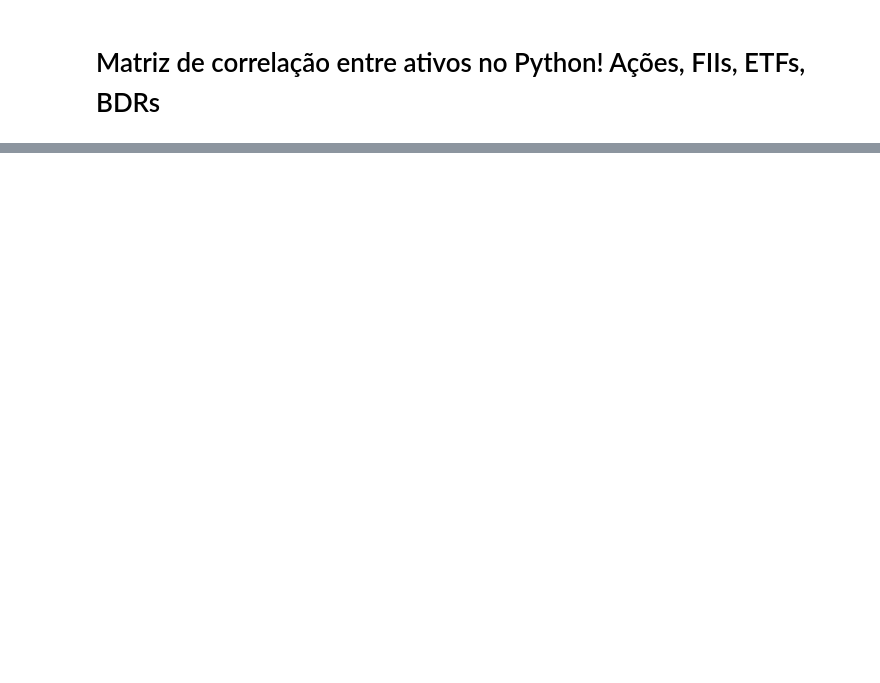
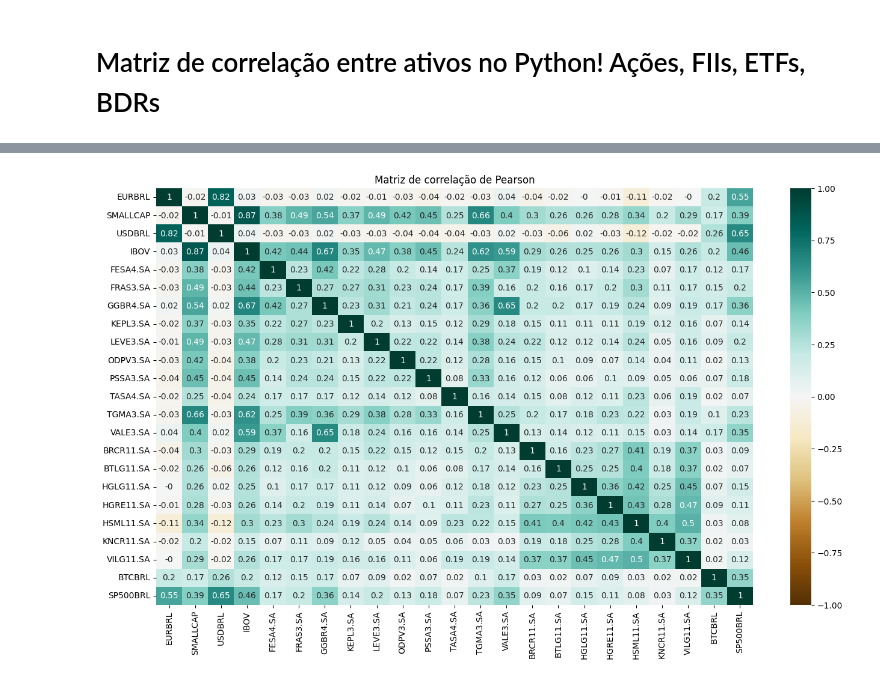
Before and after one commit to MachadoGabrielB/Bootcamp-Data-science, a Jupyter notebook: Personal/1 - Aleatório/6.0 - Matriz de correlação entre ativos.ipynb, the cells around one changed output, grey strips where cells are left out. Saved outputs shown, nothing was run; the diff lists cells and outputs as text; code cells hidden in the pictures; blank space fills up the shorter version.

```diff
--- a/Personal/1 - Aleatório/6.0 - Matriz de correlação entre ativos.ipynb
+++ b/Personal/1 - Aleatório/6.0 - Matriz de correlação entre ativos.ipynb
@@ -21,0 +283,2 @@ NameError: name 'dados' is not defined
+# %%
+retornos = main_df.pct_change()
@@ -21,0 +305,2 @@ NameError: name 'dados' is not defined
+# %%
+retornos = retornos.dropna(thresh= min_dias, axis= 1)
@@ -21,0 +348,2 @@ NameError: name 'dados' is not defined
+# %%
+correlacao_pearson = retornos.corr(method= 'pearson')
@@ -21,0 +371,13 @@ NameError: name 'dados' is not defined
+# %%
+correlacao_pearson = correlacao_pearson.round(2)
+# %%
+plt.figure(figsize = (16,9))
+
+sns.heatmap(correlacao_pearson,
+            vmin = -1, vmax= 1, annot = True, cmap = 'BrBG')
+
+plt.title('Matriz de correlação de Pearson')
+
+plt.show()
+# %% [output]
+[figure, added]
```
Also changed, not shown: parts of 65 cells of this notebook, 2 other files.
